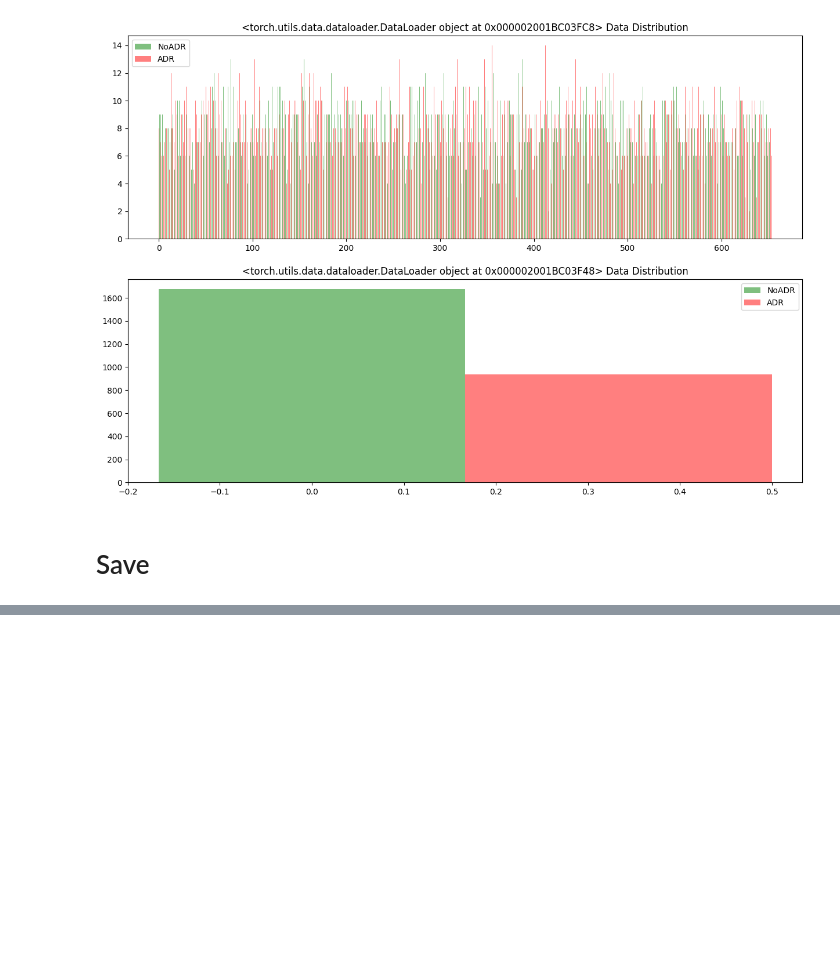
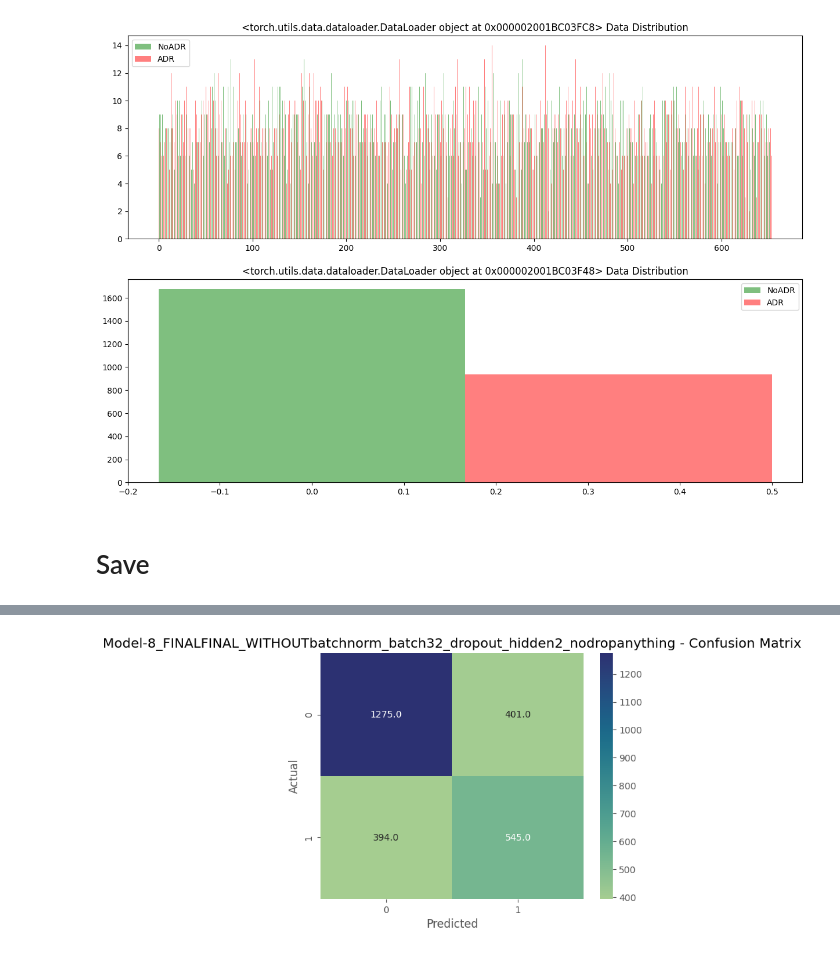
Before and after one commit to akumaharit/PredictingType2ADRwithHLAandMorgan, a Jupyter notebook: code/4 - Training & Testing/1 YesorNO ADR Model (Experiment) BatchNorm.ipynb, the cells around one changed output, grey strips where cells are left out. Cells and saved outputs as stored; diff of their text form; code cells hidden in the pictures; blank space fills up the shorter version.

```diff
--- a/code/4 - Training & Testing/1 YesorNO ADR Model (Experiment) BatchNorm.ipynb
+++ b/code/4 - Training & Testing/1 YesorNO ADR Model (Experiment) BatchNorm.ipynb
@@ -500,0 +545,22 @@ torch.save(model.state_dict(), f'../4 - Training & Testing/models/model_{name}.p
+# %%
+import seaborn as sns
+
+
+with torch.no_grad():
+    data = test_loader.dataset.tensors[0].to(device)
+    predicted = model(data).to(device)
+    predicted = predicted.cpu()
+    predicted = predicted.flatten()
+    predicted = torch.round(predicted)
+    target = test_loader.dataset.tensors[1].flatten()
+
+cf_matrix = confusion_matrix(target, predicted)
+fig, ax = plt.subplots()
+ax = sns.heatmap(cf_matrix, annot=True, fmt=".1f",cmap="crest")
+ax.set_title(f"{name} - Confusion Matrix")
+ax.set(xlabel='Predicted', ylabel='Actual')
+ax_fig = ax.get_figure()
+ax_fig.savefig(f"../4 - Training & Testing/models/model_cf_{name}.png")
+# disp.plot(xticks_rotation=90)
+# %% [output]
+[figure, added]
```
Also changed, not shown: parts of 18 cells of this notebook, 54 other files.
